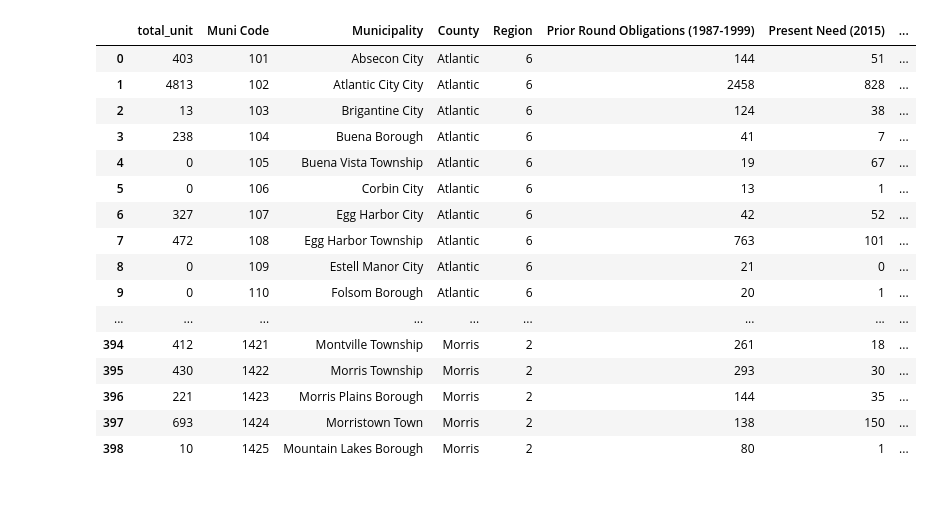
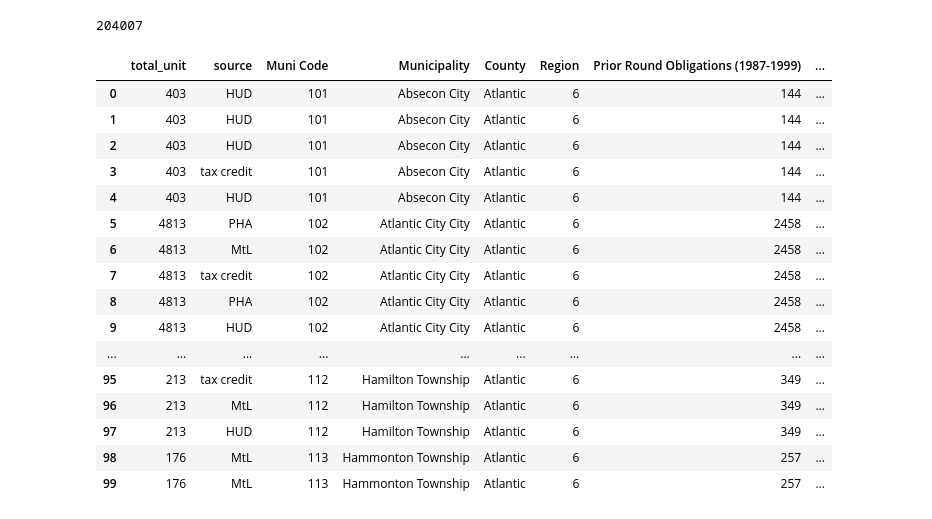
Before and after one commit to savanaben/affordable-housing-viz, a Jupyter notebook: filtering_housing.ipynb, the cells around one changed output. Saved outputs shown, nothing was run; the diff lists cells and outputs as text; code cells hidden in the pictures.

Commit message:
Updates to xlsx calculations only

```diff
--- a/filtering_housing.ipynb
+++ b/filtering_housing.ipynb
@@ -1,12 +0,0 @@
-# %%
-
-import pandas as pd
-
-path = r"cape may.xlsx"
-df = pd.read_excel(path, header=1)
-df = df.dropna(axis=1, how='all')
-
-df = df[~df['o'].isin([0.1,0.2])]
-
-
-df.head(10)
@@ -116,10 +145,10 @@ result_df.head(600)
+# %%
+total_units_sum = merged_df['total_unit'].sum()
+
+print(total_units_sum)
+# %% [output]
+204007
 # %%
-import pandas as pd
-import glob
-
-# NOTE SOME OF THE MINI CODES MIGHT BE OFF BY 1 IN ORIGINAL SHEETS
-# NOTE right now the "total_units" of municipalities with no entry are set to "0". I don't actually know if they had zero units, or it is a hole in datasets.
-
 # set display options to show all rows
 pd.set_option('display.max_rows', None)
 
@@ -131,6 +160,7 @@ file_list = glob.glob(path + "/*.xlsx")
 
 # Create an empty list to hold the DataFrames
 df_list = []
+final_data_list = []  # add a new empty list
 
 # Loop over the file names and read each file into a DataFrame
 for file in file_list:
@@ -138,61 +168,74 @@ for file in file_list:
     df = df.dropna(axis=1, how='all')
     df = df[~df['o'].isin([0.1,0.2, 0.3])]
 
-
+   # this all generages the "units column"
     df['units'] = pd.to_numeric(df['units'], errors='coerce')
     df_list.append(df)
 
-# Concatenate the DataFrames into a single DataFrame
+    # this generates the "comu" and "source" columns
+    # select the columns "comu" and "final data" from the DataFrame
+    combined_data = df[["comu", "source"]]
+    # append the selected columns to the list
+    final_data_list.append(combined_data)
+
+
+# combine/concatinate the "units" rows from every spreadsheet
 combined_df = pd.concat(df_list)
+# combine/concatinate the "comu", and "source" rows from every spreadsheet
+final_data_df = pd.concat(final_data_list)
+
 
 # Group the data by the "comu" column and sum the "unit" values
 sum_by_comu = combined_df.groupby('comu')['units'].sum()
 
 # Create a new DataFrame with the summed values
 result_df = pd.DataFrame({'comu': sum_by_comu.index, 'total_unit': sum_by_comu.values})
+
+# Merge the final data DataFrame with the result_df DataFrame on the "comu" column using a left join
+result_df = pd.merge(result_df, final_data_df, how='left', on='comu')
 
 # Read in the other dataset with the "Muni Code" column
 other_df = pd.read_excel("jacobson files\simplified data 7.xlsx")
 
 # Merge the two datasets on the common columns "comu" and "Muni Code"
 merged_df = pd.merge(result_df, other_df, how='right', left_on='comu', right_on='Muni Code')
 
 # Fill in missing "total_unit" values with 0
 merged_df['total_unit'] = merged_df['total_unit'].fillna(0)
 
 # Convert the "total_unit" column to integers
 merged_df['total_unit'] = merged_df['total_unit'].astype(int)
 
 # Drop the "comu" column. can omit this code to see the column matching
 merged_df = merged_df.drop(columns=['comu'])
 
 # Read in the "settled towns and prosp need.xlsx" dataset
 settled_towns_df = pd.read_excel("jacobson files\settled towns and prosp need.xlsx", usecols=["Municode", "#s including VLA and Durational Adjustment"])
 settled_towns_df = settled_towns_df.rename(columns={"Municode": "Muni Code"})
 # settled_towns_df['Muni Code'] = settled_towns_df['Muni Code'].astype(int)
 
 # Merge the "settled_towns_df" with the "merged_df" using a left join
 merged_df = pd.merge(merged_df, settled_towns_df, how='left', on='Muni Code')
 
 # Fill in missing values in the "#s including VLA and Durational Adjustment" column with "no value"
 merged_df['#s including VLA and Durational Adjustment'] = merged_df['#s including VLA and Durational Adjustment'].fillna('unknown value')
 
-merged_df.head(600)
+merged_df.head(100)
 # %% [output]
-|  | total_unit | Muni Code | Municipality | County | Region | Prior Round Obligations (1987-1999) | Present Need (2015) | ... |
-| 0 | 403 | 101 | Absecon City | Atlantic | 6 | 144 | 51 | ... |
-| 1 | 4813 | 102 | Atlantic City City | Atlantic | 6 | 2458 | 828 | ... |
-| 2 | 13 | 103 | Brigantine City | Atlantic | 6 | 124 | 38 | ... |
-| 3 | 238 | 104 | Buena Borough | Atlantic | 6 | 41 | 7 | ... |
-| 4 | 0 | 105 | Buena Vista Township | Atlantic | 6 | 19 | 67 | ... |
-| 5 | 0 | 106 | Corbin City | Atlantic | 6 | 13 | 1 | ... |
-| 6 | 327 | 107 | Egg Harbor City | Atlantic | 6 | 42 | 52 | ... |
-| 7 | 472 | 108 | Egg Harbor Township | Atlantic | 6 | 763 | 101 | ... |
-| 8 | 0 | 109 | Estell Manor City | Atlantic | 6 | 21 | 0 | ... |
-| 9 | 0 | 110 | Folsom Borough | Atlantic | 6 | 20 | 1 | ... |
+|  | total_unit | source | Muni Code | Municipality | County | Region | Prior Round Obligations (1987-1999) | ... |
+| 0 | 403 | HUD | 101 | Absecon City | Atlantic | 6 | 144 | ... |
+| 1 | 403 | HUD | 101 | Absecon City | Atlantic | 6 | 144 | ... |
+| 2 | 403 | HUD | 101 | Absecon City | Atlantic | 6 | 144 | ... |
+| 3 | 403 | tax credit | 101 | Absecon City | Atlantic | 6 | 144 | ... |
+| 4 | 403 | HUD | 101 | Absecon City | Atlantic | 6 | 144 | ... |
+| 5 | 4813 | PHA | 102 | Atlantic City City | Atlantic | 6 | 2458 | ... |
+| 6 | 4813 | MtL | 102 | Atlantic City City | Atlantic | 6 | 2458 | ... |
+| 7 | 4813 | tax credit | 102 | Atlantic City City | Atlantic | 6 | 2458 | ... |
+| 8 | 4813 | PHA | 102 | Atlantic City City | Atlantic | 6 | 2458 | ... |
+| 9 | 4813 | HUD | 102 | Atlantic City City | Atlantic | 6 | 2458 | ... |
 | ... | ... | ... | ... | ... | ... | ... | ... | ... |
-| 394 | 412 | 1421 | Montville Township | Morris | 2 | 261 | 18 | ... |
-| 395 | 430 | 1422 | Morris Township | Morris | 2 | 293 | 30 | ... |
-| 396 | 221 | 1423 | Morris Plains Borough | Morris | 2 | 144 | 35 | ... |
-| 397 | 693 | 1424 | Morristown Town | Morris | 2 | 138 | 150 | ... |
-| 398 | 10 | 1425 | Mountain Lakes Borough | Morris | 2 | 80 | 1 | ... |
+| 95 | 213 | tax credit | 112 | Hamilton Township | Atlantic | 6 | 349 | ... |
+| 96 | 213 | MtL | 112 | Hamilton Township | Atlantic | 6 | 349 | ... |
+| 97 | 213 | HUD | 112 | Hamilton Township | Atlantic | 6 | 349 | ... |
+| 98 | 176 | MtL | 113 | Hammonton Township | Atlantic | 6 | 257 | ... |
+| 99 | 176 | MtL | 113 | Hammonton Township | Atlantic | 6 | 257 | ... |
```
Also changed, not shown: parts of 4 cells of this notebook, 7 other files.
